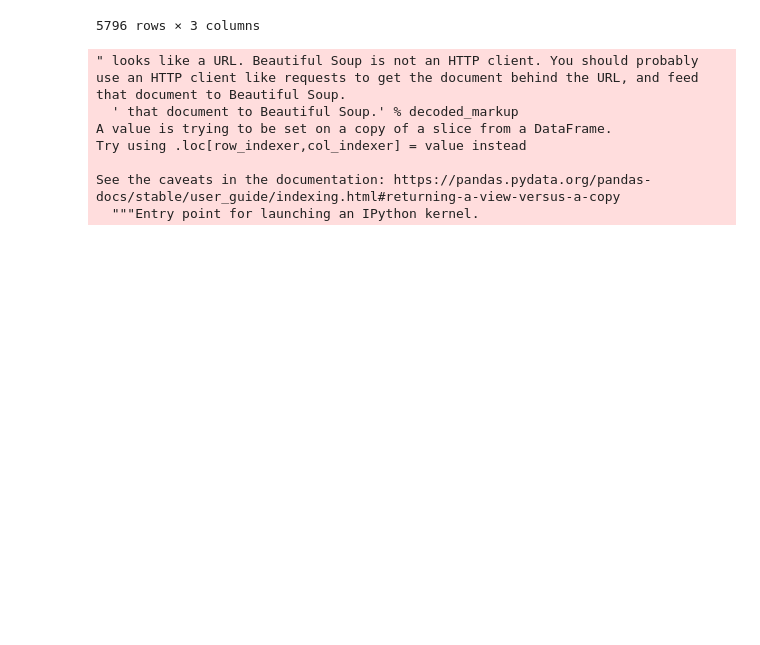
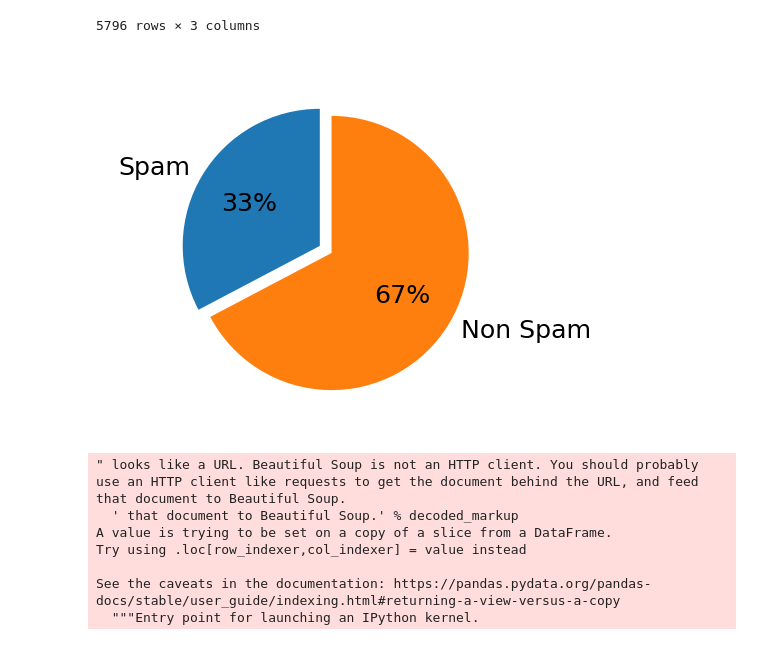
Before and after one commit to toyesh30/Spam-Classifier, a Jupyter notebook: main.ipynb, the cells around one changed output. Saved outputs shown, nothing was run; the diff lists cells and outputs as text; code cells hidden in the pictures; blank space fills up the shorter version.

```diff
--- a/main.ipynb
+++ b/main.ipynb
@@ -165,3 +161,12 @@ See the caveats in the documentation: https://pandas.pydata.org/pandas-docs/stab
+# %%
+category_names = ['Spam', 'Non Spam']
+sizes = [data['CATEGORY'].value_counts()[1], data['CATEGORY'].value_counts()[0]]
+plt.figure(figsize=(2,2),dpi = 227)
+plt.pie(sizes, labels = category_names, textprops = {'fontsize':8},startangle=90,
+       autopct='%1.0f%%', explode = [0,0.1])
+plt.show()
+# %% [output]
+[figure, added]
 # %%
 def clean_msg_no_html(message, stemmer=PorterStemmer(), stop_words = set(stopwords.words('english'))):
 
```
Also changed, not shown: parts of 8 cells of this notebook.
